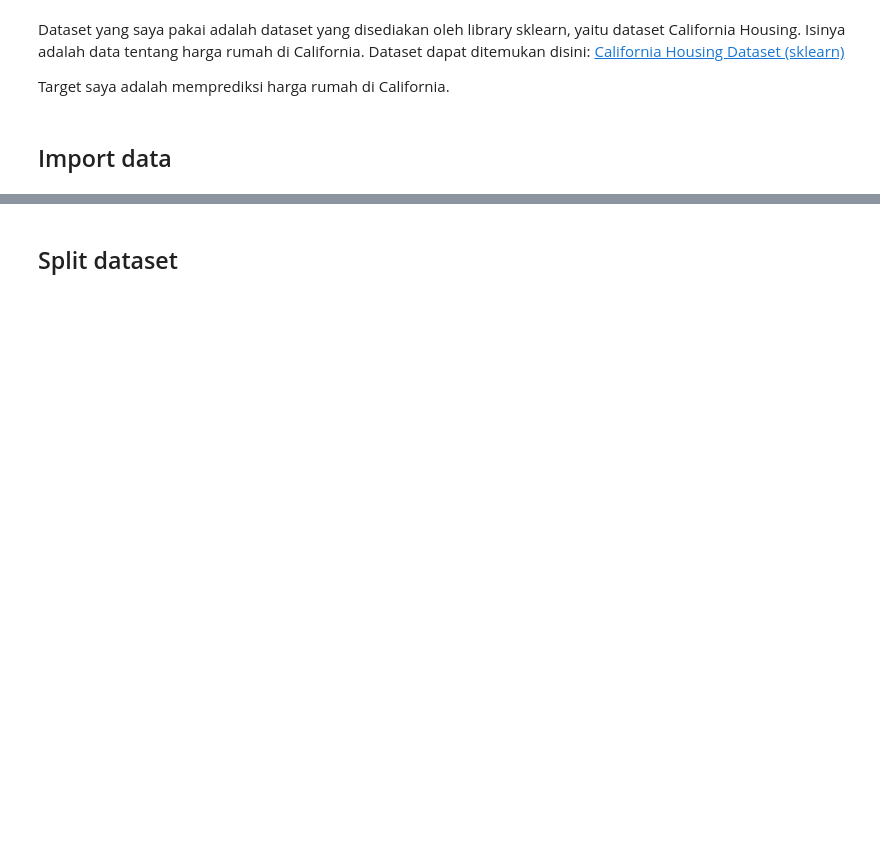
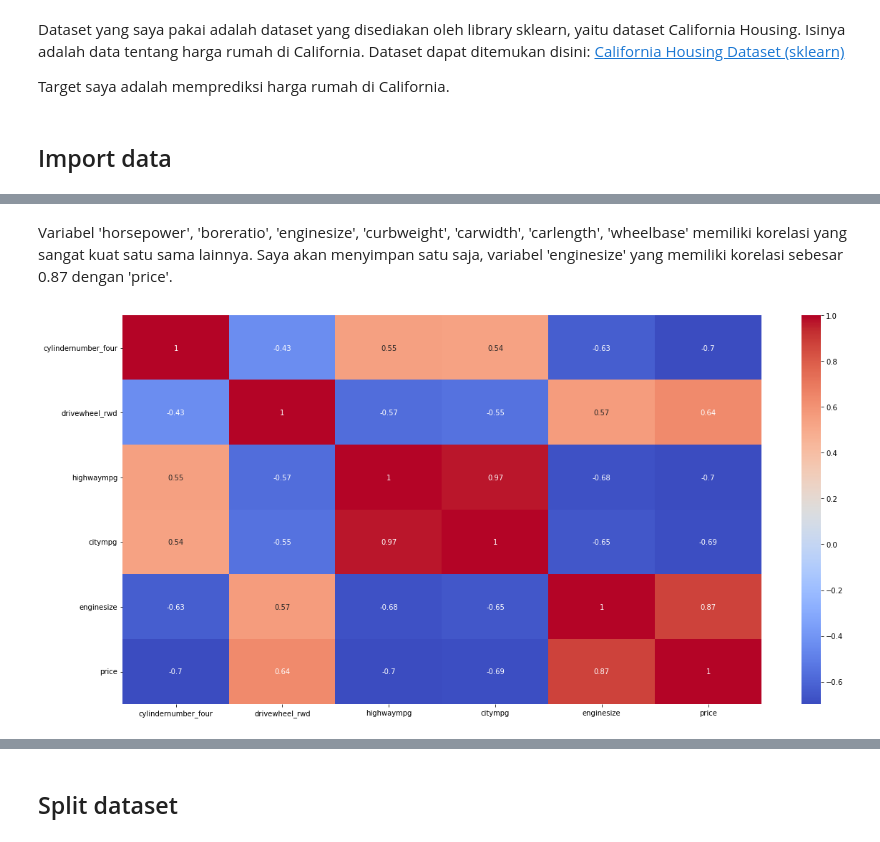
Before and after one commit to itsbrandonlim/ml_projects, a Jupyter notebook: KNN/ML_KNN_CLASSIFICATION_REGRESSION.ipynb, the cells around one changed output, grey strips where cells are left out. Cells and saved outputs as stored; diff of their text form; code cells hidden in the pictures; blank space fills up the shorter version.

```diff
--- a/KNN/ML_KNN_CLASSIFICATION_REGRESSION.ipynb
+++ b/KNN/ML_KNN_CLASSIFICATION_REGRESSION.ipynb
@@ -322,0 +469,10 @@ pd.concat([pd.DataFrame(X, columns=data.feature_names), pd.Series(y, name='Targe
+# %% [markdown]
+Variabel 'horsepower', 'boreratio', 'enginesize', 'curbweight', 'carwidth', 'carlength', 'wheelbase' memiliki korelasi yang sangat kuat satu sama lainnya. Saya akan menyimpan satu saja, variabel 'enginesize' yang memiliki korelasi sebesar 0.87 dengan 'price'.
+# %%
+temp = filtered_df.drop(['horsepower', 'boreratio', 'curbweight', 'carwidth', 'carlength', 'wheelbase'], axis=1)
+
+plt.figure(figsize=(20, 10))
+sns.heatmap(temp.corr(), annot=True, cmap='coolwarm')
+plt.show()
+# %% [output]
+[figure, added]
```
Also changed, not shown: parts of 35 cells of this notebook.
